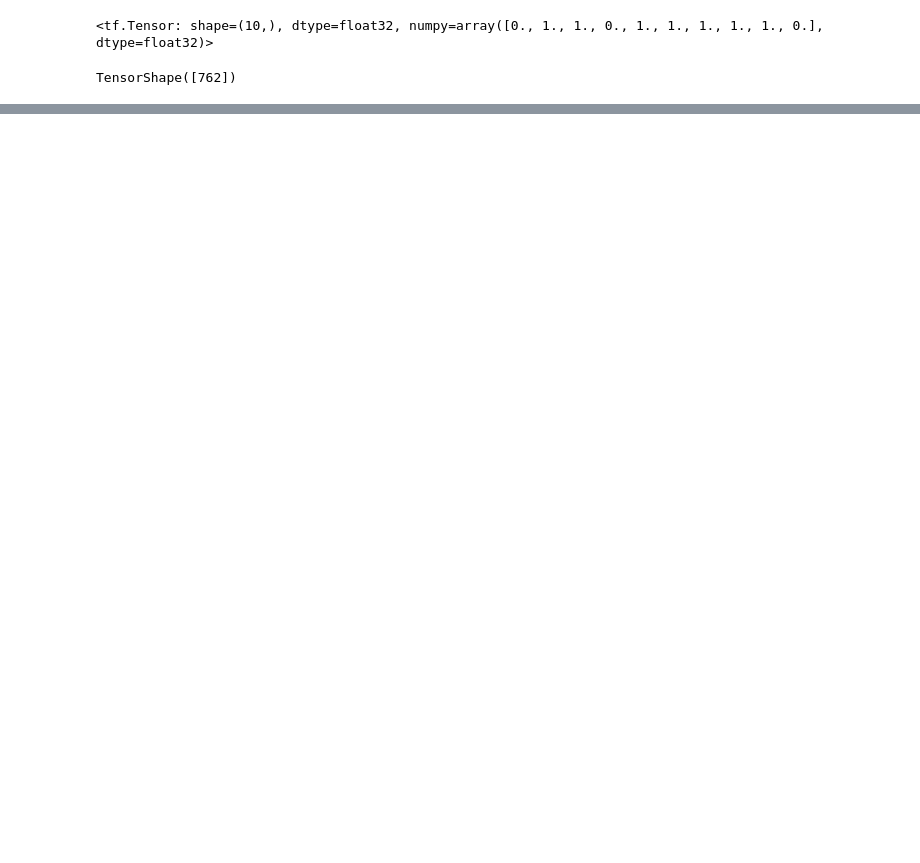
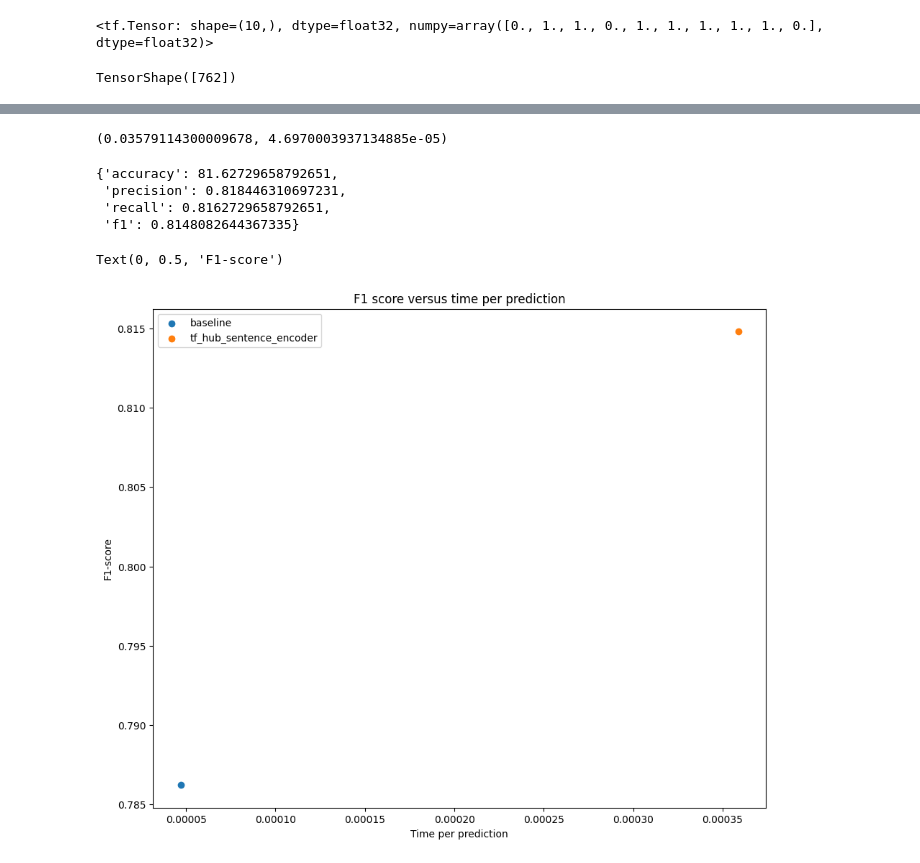
Before and after one commit to shitote/dist-repo, a Jupyter notebook: introduction_to_NLP.ipynb, the cells around one changed output, grey strips where cells are left out. Drawn from its saved outputs; the diff is of its cells as text; code cells hidden in the pictures; blank space fills up the shorter version.

Commit message:
Time the model takes

```diff
--- a/introduction_to_NLP.ipynb
+++ b/introduction_to_NLP.ipynb
@@ -1471,0 +1571,17 @@ for row in most_wrong[:10].itertuple():
+# %%
+import time
+def pred_timer(model, samples):
+  """
+  Times how long a model takes to make proedictions on samples.
+  """
+  start_time = time.perf_counter()  # ge start time
+  model.predict(samples)  # make predictions
+  end_time = time.perf_counter()  # et finish time
+  total_time = end_time - start_time
+  time_per_pred = total_time/len(samples)
+  return  total_time, time_per_pred
+# %%
+model_6_total_pred_time, model_6_time_per_pred = pred_timer(
+    model=model_6_pretrained,
+    samples=val_sentences)
+model_6_total_pred_time, model_6_time_per_pred
@@ -1471,0 +1591,30 @@ for row in most_wrong[:10].itertuple():
+# %%
+# Baseline model times per pred
+baseline_total_pred_time, baseline_time_per_pred = pred_timer(
+    model=model_0,
+    samples=val_sentences)
+baseline_total_pred_time, baseline_time_per_pred
+# %% [output]
+(0.03579114300009678, 4.6970003937134885e-05)
+# %%
+model_6_pretrained_results = calculate_results(y_true=val_labels,
+                                               y_pred=model_6_pretrained_preds)
+model_6_pretrained_results
+# %% [output]
+{'accuracy': 81.62729658792651,
+ 'precision': 0.818446310697231,
+ 'recall': 0.8162729658792651,
+ 'f1': 0.8148082644367335}
+# %%
+import matplotlib.pyplot as plt
+
+plt.figure(figsize=(11, 9))
+plt.scatter(baseline_time_per_pred, baseline_results["f1"], label='baseline')
+plt.scatter(model_6_time_per_pred, model_6_pretrained_results['f1'], label='tf_hub_sentence_encoder')
+plt.legend()
+plt.title("F1 score versus time per prediction")
+plt.xlabel("Time per prediction")
+plt.ylabel("F1-score")
+# %% [output]
+Text(0, 0.5, 'F1-score')
+[figure, added]
```
Also changed, not shown: parts of 14 cells of this notebook.
